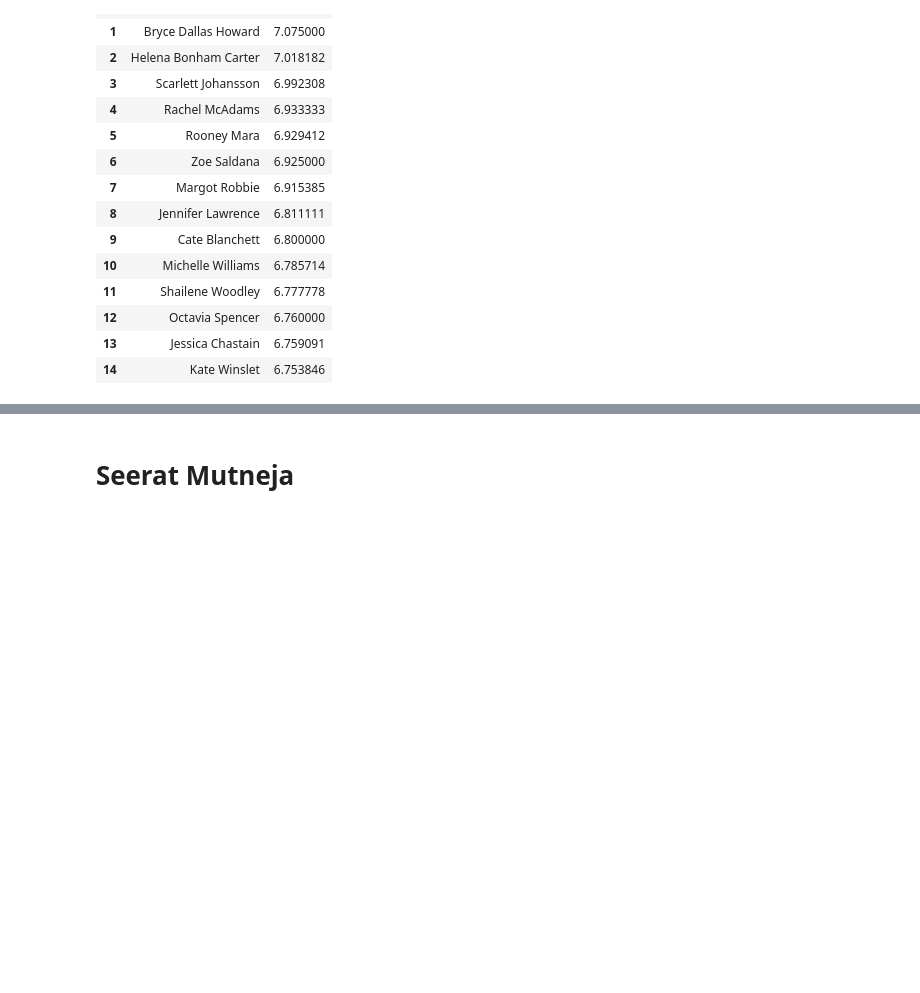
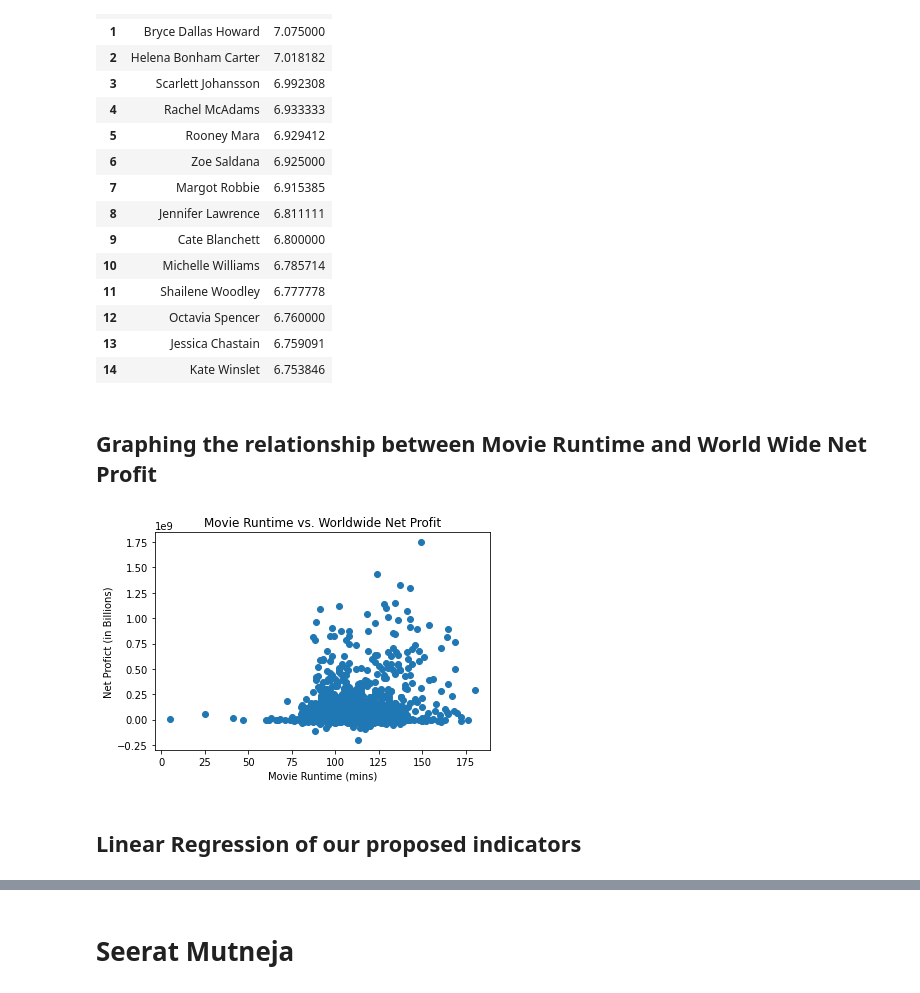
Before and after one commit to doriggs/Semester1Capstone, a Jupyter notebook: student.ipynb, the cells around one changed output, grey strips where cells are left out. Saved outputs shown, nothing was run; the diff lists cells and outputs as text; code cells hidden in the pictures; blank space fills up the shorter version.

Commit message:
added linear regression and graphs

```diff
--- a/student.ipynb
+++ b/student.ipynb
@@ -219,0 +245,49 @@ LIMIT 15
+# %%
+#This section is the same as previous, unnecessary once Andrew's is merged
+bom_df = pd.read_csv("zippedData/bom.movie_gross.csv.gz")
+bom_df["foreign_gross"].replace(",","", regex = True, inplace = True)
+bom_df["foreign_gross"] = pd.to_numeric(bom_df["foreign_gross"])
+bom_df["foreign_gross"].fillna(bom_df["foreign_gross"].median(),
+                               inplace = True)
+bom_df["domestic_gross"].fillna(bom_df["domestic_gross"].median(),
+                                inplace = True)
+bom_df.dropna(subset = ["studio"], inplace = True)
+
+imdb_df = pd.read_sql('''
+SELECT *
+FROM movie_basics
+    INNER JOIN movie_ratings USING("movie_id")
+''',conn)
+# %%
+imdb_df.dropna(subset = ["genres"], inplace = True)
+#imdb_df.dropna(subset = ["primary_profession"], inplace = True)
+imdb_df["runtime_minutes"] = imdb_df["runtime_minutes"].fillna(imdb_df["runtime_minutes"].mean())
+imdb_df["genres_list"] = [gs.split(",") for gs in imdb_df["genres"]]
+imdb_df["genres_count"] = [len(gs) for gs in imdb_df["genres_list"]]
+#imdb_df["prof_list"] = [gs.split(",") for gs in imdb_df["primary_profession"]]
+imdb_df = imdb_df[imdb_df["runtime_minutes"] <= 300]
+
+imdb_df_c = imdb_df.merge(bom_df, how = "inner",
+                          left_on = ["primary_title", "start_year"],
+                          right_on = ["title","year"])
+imdb_df_c = imdb_df.merge(tn_df, how = "inner",
+                          left_on = ["primary_title", "start_year"],
+                          right_on = ["movie","release_year"])
+imdb_df_c2 = imdb_df_c.merge(tn_df, how = "inner",
+                             left_on = ["primary_title", "start_year"],
+                             right_on = ["movie","release_year"])
+# %% [markdown]
+## Graphing the relationship between Movie Runtime and World Wide Net Profit
+# %%
+worldwide_net_proft = (imdb_df_c['worldwide_gross'] -
+                       imdb_df_c['production_budget'])
+fig, ax = plt.subplots()
+ax.scatter(imdb_df_c["runtime_minutes"], (worldwide_net_proft))
+ax.set_title("Movie Runtime vs. Worldwide Net Profit")
+ax.set_xlabel("Movie Runtime (mins)")
+ax.set_ylabel("Net Profict (in Billions)")
+fig.show();
+# %% [output]
+[figure, added]
+# %% [markdown]
+## Linear Regression of our proposed indicators
```
Also changed, not shown: parts of 5 cells of this notebook.
